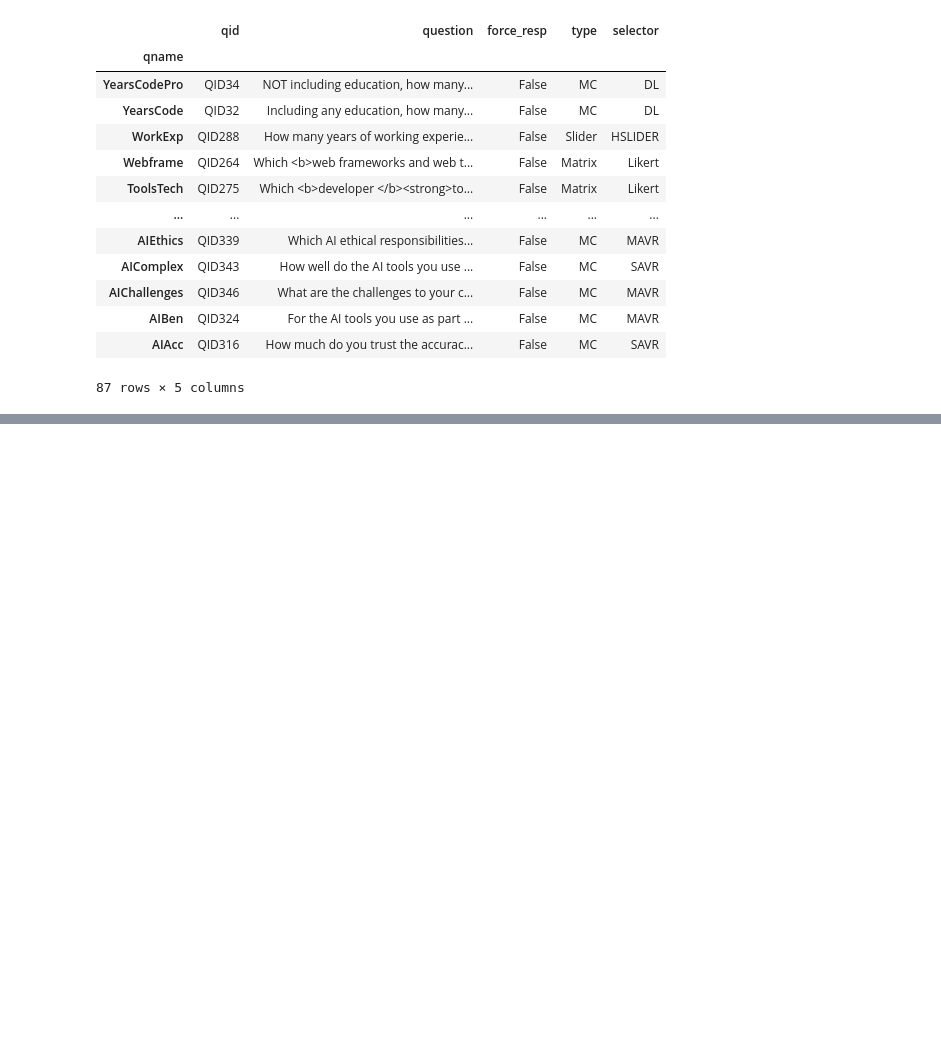
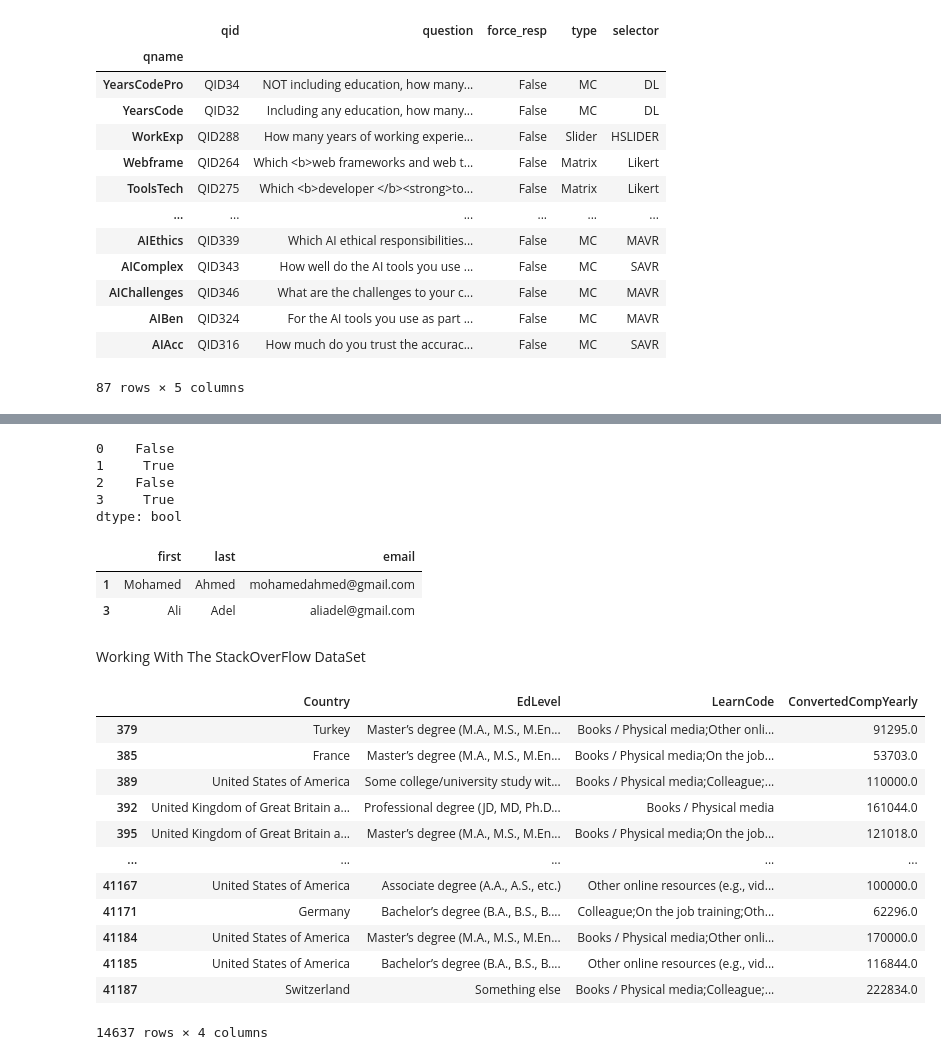
Before and after one commit to kareem121004/PythonDataScienceHub, a Jupyter notebook: Pandas/Pandas_Tutorial.ipynb, the cells around one changed output, grey strips where cells are left out. Saved outputs shown, nothing was run; the diff lists cells and outputs as text; code cells hidden in the pictures; blank space fills up the shorter version.

```diff
--- a/Pandas/Pandas_Tutorial.ipynb
+++ b/Pandas/Pandas_Tutorial.ipynb
@@ -456,0 +521,18 @@ schema_df.sort_index(ascending=False)
+# %%
+# the ~ operator is used to negate the filter
+filt = ~((df['last'] == 'Mohsen') | (df['first'] == 'Karim'))
+filt
+# %% [output]
+0    False
+1     True
+2    False
+3     True
+dtype: bool
+# %%
+df.loc[filt]
+# %% [output]
+|  | first | last | email |
+| 1 | Mohamed | Ahmed | mohamedahmed@gmail.com |
+| 3 | Ali | Adel | aliadel@gmail.com |
+# %% [markdown]
+Working With The StackOverFlow DataSet
@@ -456,0 +543,19 @@ schema_df.sort_index(ascending=False)
+# %%
+# filtering the data with high salary
+highSalary = df['ConvertedCompYearly'] > 50000
+# %%
+df.loc[highSalary, ['Country','EdLevel', 'LearnCode' , 'ConvertedCompYearly']]
+# %% [output]
+|  | Country | EdLevel | LearnCode | ConvertedCompYearly |
+| 379 | Turkey | Master’s degree (M.A., M.S., M.En... | Books / Physical media;Other onli... | 91295.0 |
+| 385 | France | Master’s degree (M.A., M.S., M.En... | Books / Physical media;On the job... | 53703.0 |
+| 389 | United States of America | Some college/university study wit... | Books / Physical media;Colleague;... | 110000.0 |
+| 392 | United Kingdom of Great Britain a... | Professional degree (JD, MD, Ph.D... | Books / Physical media | 161044.0 |
+| 395 | United Kingdom of Great Britain a... | Master’s degree (M.A., M.S., M.En... | Books / Physical media;On the job... | 121018.0 |
+| ... | ... | ... | ... | ... |
+| 41167 | United States of America | Associate degree (A.A., A.S., etc.) | Other online resources (e.g., vid... | 100000.0 |
+| 41171 | Germany | Bachelor’s degree (B.A., B.S., B.... | Colleague;On the job training;Oth... | 62296.0 |
+| 41184 | United States of America | Master’s degree (M.A., M.S., M.En... | Books / Physical media;Other onli... | 170000.0 |
+| 41185 | United States of America | Bachelor’s degree (B.A., B.S., B.... | Other online resources (e.g., vid... | 116844.0 |
+| 41187 | Switzerland | Something else | Books / Physical media;Colleague;... | 222834.0 |
+14637 rows × 4 columns
```
Also changed, not shown: parts of 52 cells of this notebook.
